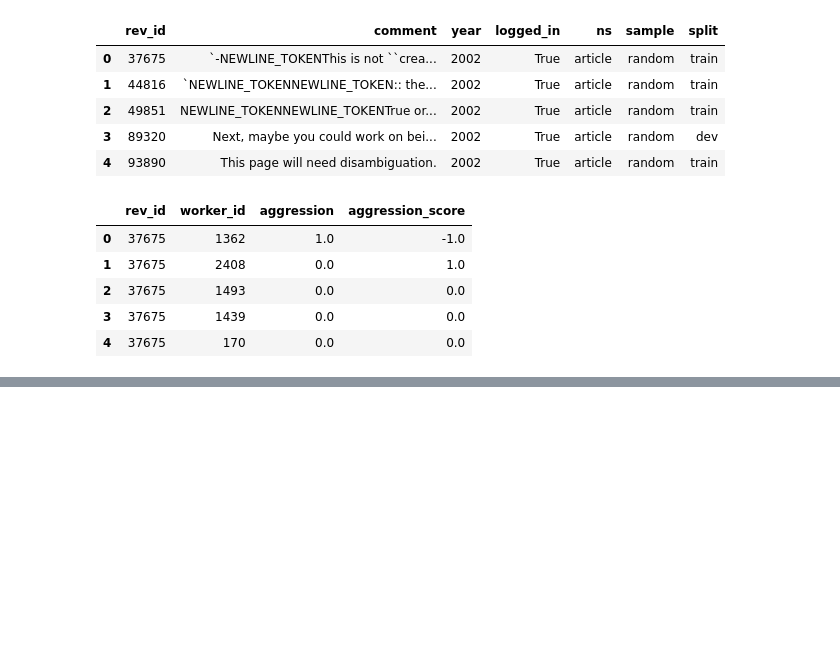
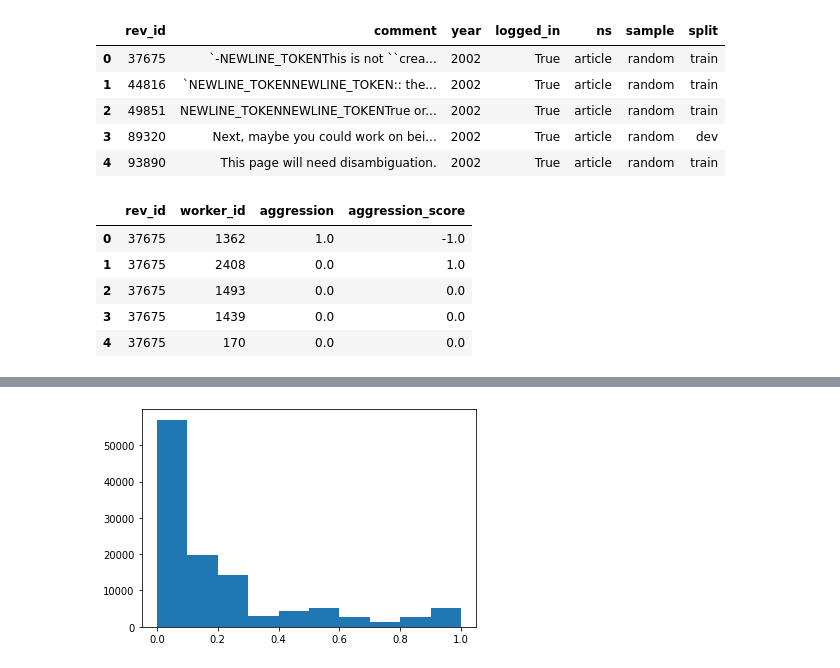
Before and after one commit to ctnormand1/cyber_bullying_detection, a Jupyter notebook: eda_cleaning/aggression_cleaning_EDA.ipynb, the cells around one changed output, grey strips where cells are left out. Drawn from its saved outputs; the diff is of its cells as text; code cells hidden in the pictures; blank space fills up the shorter version.

```diff
--- a/eda_cleaning/aggression_cleaning_EDA.ipynb
+++ b/eda_cleaning/aggression_cleaning_EDA.ipynb
@@ -135,0 +269,5 @@ plt.title('20 Top in Aggressive Comments');
+# %%
+# view the distribution of average aggression labels on each comment
+plt.hist(aggression_df['aggression']);
+# %% [output]
+[figure, added]
```
Also changed, not shown: parts of 50 cells of this notebook, 1 other file.
